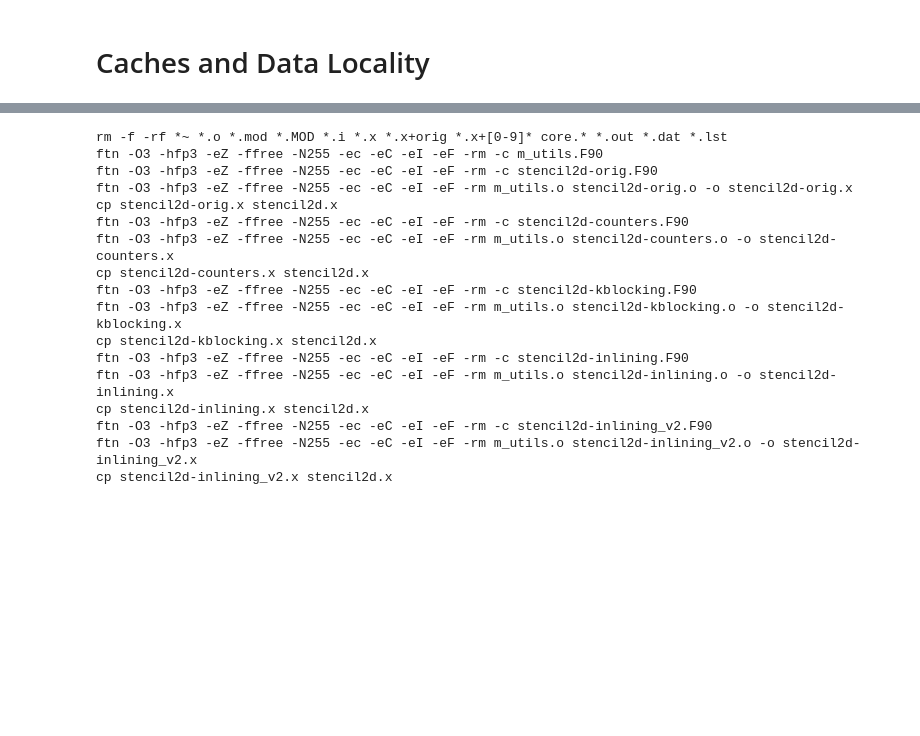
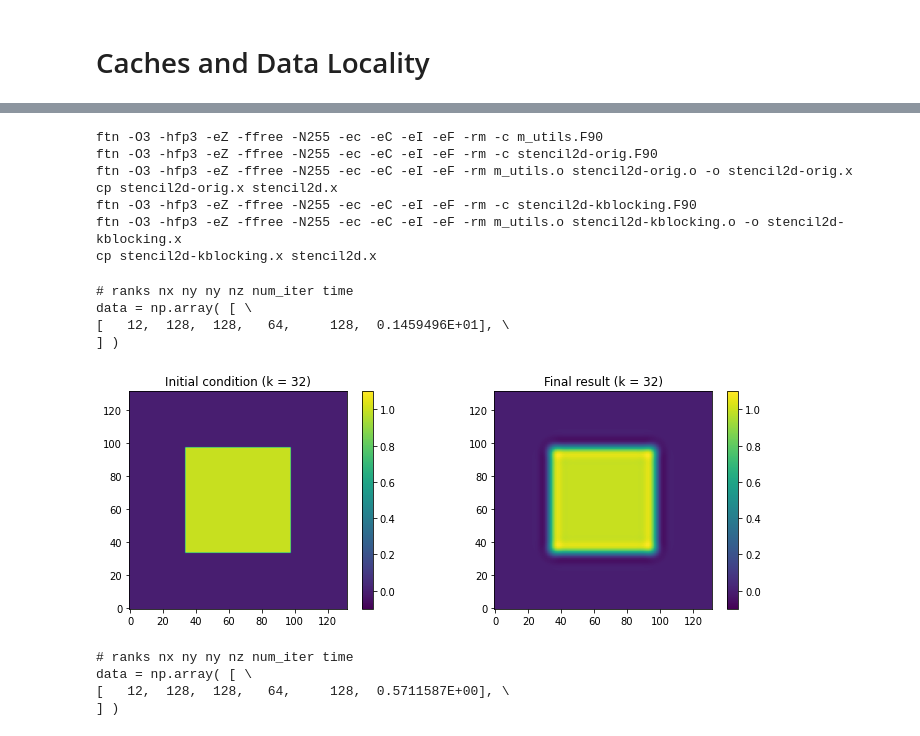
Before and after one commit to ofuhrer/HPC4WC, a Jupyter notebook: day1/03-caches-data-locality.ipynb, the cells around one changed output, grey strips where cells are left out. Cells and saved outputs as stored; diff of their text form; code cells hidden in the pictures; blank space fills up the shorter version.

```diff
--- a/day1/03-caches-data-locality.ipynb
+++ b/day1/03-caches-data-locality.ipynb
@@ -52,0 +104,27 @@ for n in range(1, 16):
+# %%
+def read_field_from_file(filename, num_halo=None):
+    (rank, nbits, num_halo, nx, ny, nz) = np.fromfile(filename, dtype=np.int32, count=6)
+    offset=(3 + rank) * 32 // nbits
+    data = np.fromfile(filename, dtype=np.float32 if nbits == 32 else np.float64, \
+                       count=nz * ny * nx + offset)
+    if rank == 3:
+        return np.reshape(data[offset:], (nz, ny, nx))
+    else:
+        return np.reshape(data[offset:], (ny, nx))
+
+def validate_results():
+    fig, axs = plt.subplots(1, 2, figsize=(12, 4))
+
+    in_field = read_field_from_file('in_field.dat')
+    k_lev = in_field.shape[0] // 2
+    im1 = axs[0].imshow(in_field[k_lev, :, :], origin='lower', vmin=-0.1, vmax=1.1);
+    fig.colorbar(im1, ax=axs[0]);
+    axs[0].set_title('Initial condition (k = {})'.format(k_lev));
+
+    out_field = read_field_from_file('out_field.dat')
+    k_lev = out_field.shape[0] // 2
+    im2 = axs[1].imshow(out_field[k_lev, :, :], origin='lower', vmin=-0.1, vmax=1.1);
+    fig.colorbar(im2, ax=axs[1]);
+    axs[1].set_title('Final result (k = {})'.format(k_lev));
+
+    plt.show()
@@ -55,27 +139,33 @@ for n in range(1, 16):
 module load daint-gpu
 module switch PrgEnv-gnu PrgEnv-cray
 
-make clean
 make VERSION=orig
-make VERSION=counters
 make VERSION=kblocking
-make VERSION=inlining
-make VERSION=inlining_v2
 # %% [output]
-rm -f -rf *~ *.o *.mod *.MOD *.i *.x *.x+orig *.x+[0-9]* core.* *.out *.dat *.lst
 ftn -O3 -hfp3 -eZ -ffree -N255 -ec -eC -eI -eF -rm -c m_utils.F90
 ftn -O3 -hfp3 -eZ -ffree -N255 -ec -eC -eI -eF -rm -c stencil2d-orig.F90
 ftn -O3 -hfp3 -eZ -ffree -N255 -ec -eC -eI -eF -rm m_utils.o stencil2d-orig.o -o stencil2d-orig.x
 cp stencil2d-orig.x stencil2d.x
-ftn -O3 -hfp3 -eZ -ffree -N255 -ec -eC -eI -eF -rm -c stencil2d-counters.F90
-ftn -O3 -hfp3 -eZ -ffree -N255 -ec -eC -eI -eF -rm m_utils.o stencil2d-counters.o -o stencil2d-counters.x
-cp stencil2d-counters.x stencil2d.x
 ftn -O3 -hfp3 -eZ -ffree -N255 -ec -eC -eI -eF -rm -c stencil2d-kblocking.F90
 ftn -O3 -hfp3 -eZ -ffree -N255 -ec -eC -eI -eF -rm m_utils.o stencil2d-kblocking.o -o stencil2d-kblocking.x
 cp stencil2d-kblocking.x stencil2d.x
-ftn -O3 -hfp3 -eZ -ffree -N255 -ec -eC -eI -eF -rm -c stencil2d-inlining.F90
-ftn -O3 -hfp3 -eZ -ffree -N255 -ec -eC -eI -eF -rm m_utils.o stencil2d-inlining.o -o stencil2d-inlining.x
-cp stencil2d-inlining.x stencil2d.x
-ftn -O3 -hfp3 -eZ -ffree -N255 -ec -eC -eI -eF -rm -c stencil2d-inlining_v2.F90
-ftn -O3 -hfp3 -eZ -ffree -N255 -ec -eC -eI -eF -rm m_utils.o stencil2d-inlining_v2.o -o stencil2d-inlining_v2.x
-cp stencil2d-inlining_v2.x stencil2d.x
+# %%
+%%bash
+srun -n 12 ./stencil2d-orig.x --nx 128 --ny 128 --nz 64 --num_iter 128
+# %% [output]
+# ranks nx ny ny nz num_iter time
+data = np.array( [ \
+[   12,  128,  128,   64,     128,  0.1459496E+01], \
+] )
+# %%
+validate_results()
+# %% [output]
+[figure, added]
+# %%
+%%bash
+srun -n 12 ./stencil2d-kblocking.x --nx 128 --ny 128 --nz 64 --num_iter 128
+# %% [output]
+# ranks nx ny ny nz num_iter time
+data = np.array( [ \
+[   12,  128,  128,   64,     128,  0.5711587E+00], \
+] )
```
Also changed, not shown: parts of 20 cells of this notebook, 8 other files.
